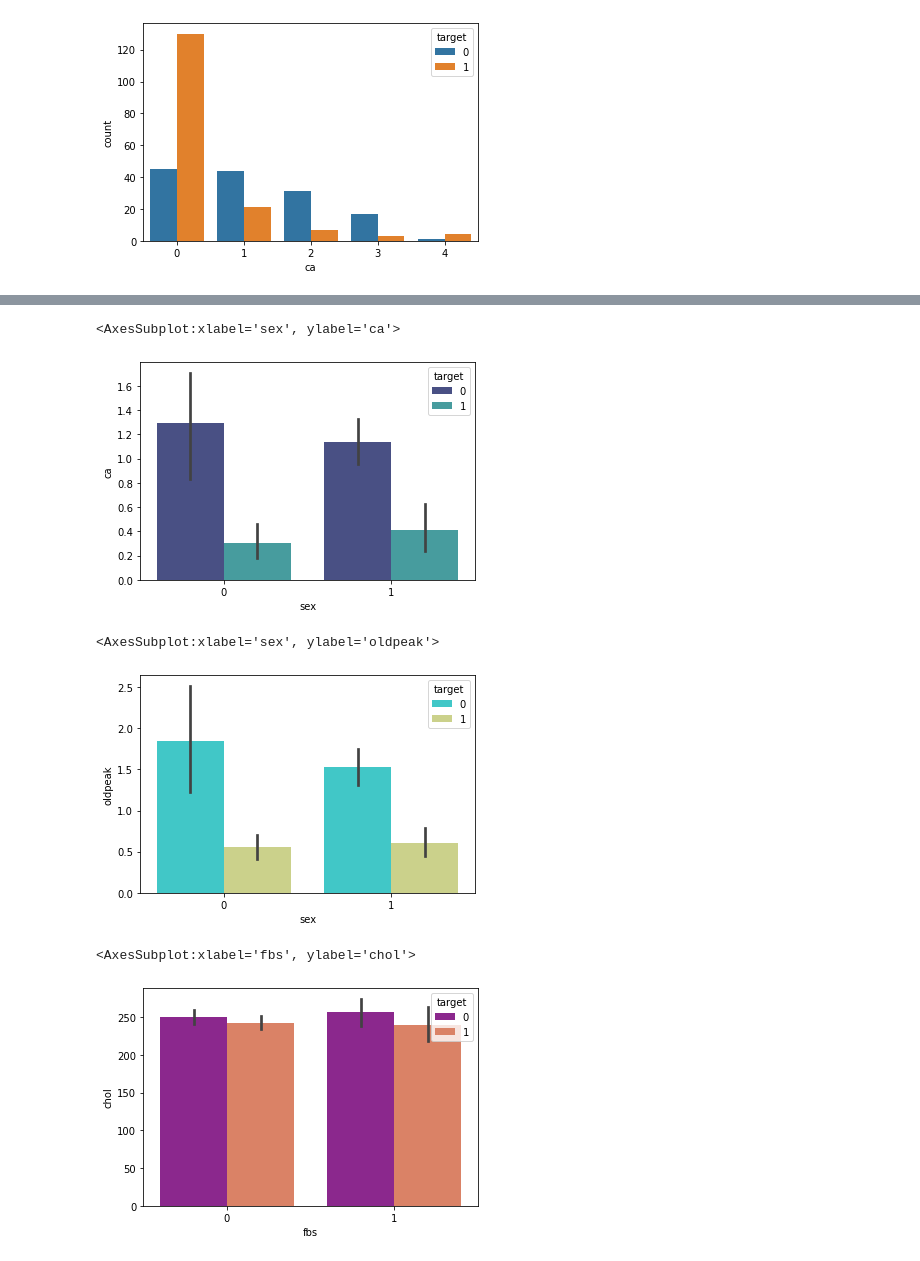
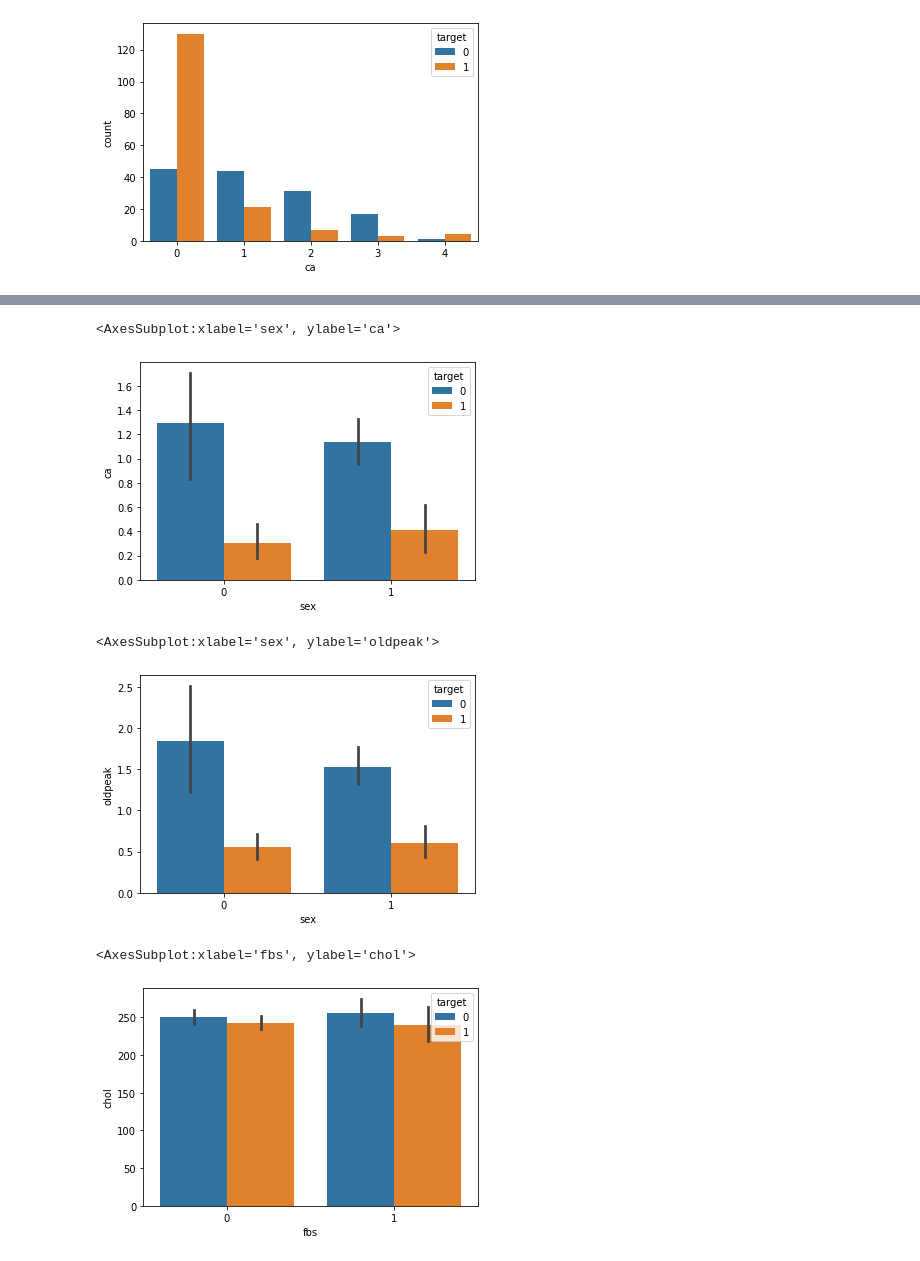
Before and after one commit to mshavliuk/BDA_project, a Jupyter notebook: bda_project_report.ipynb, the cells around one changed output, grey strips where cells are left out. Cells and saved outputs as stored; diff of their text form; code cells hidden in the pictures.

```diff
--- a/bda_project_report.ipynb
+++ b/bda_project_report.ipynb
@@ -152,17 +136,17 @@ sns.barplot(x='sex', y='thal', data=df, hue='target', palette='nipy_spectral')
 # %%
-sns.barplot(x='sex', y='ca', data=df, hue='target', palette='mako')
+sns.barplot(x='sex', y='ca', data=df, hue='target')
 # %% [output]
 <AxesSubplot:xlabel='sex', ylabel='ca'>
-[figure, old version]
+[figure, new version]
 # %%
-sns.barplot(x='sex', y='oldpeak', data=df, hue='target', palette='rainbow')
+sns.barplot(x='sex', y='oldpeak', data=df, hue='target')
 # depression induced by exercise relative to rest, a measure of abnormally in electrocardiograms
 # %% [output]
 <AxesSubplot:xlabel='sex', ylabel='oldpeak'>
-[figure, old version]
+[figure, new version]
 # %%
-sns.barplot(x='fbs', y='chol', hue='target', data=df, palette='plasma')
+sns.barplot(x='fbs', y='chol', hue='target', data=df)
 ## Chorestorol level and target
 # %% [output]
 <AxesSubplot:xlabel='fbs', ylabel='chol'>
-[figure, old version]
+[figure, new version]
```
Also changed, not shown: parts of 9 cells of this notebook.
